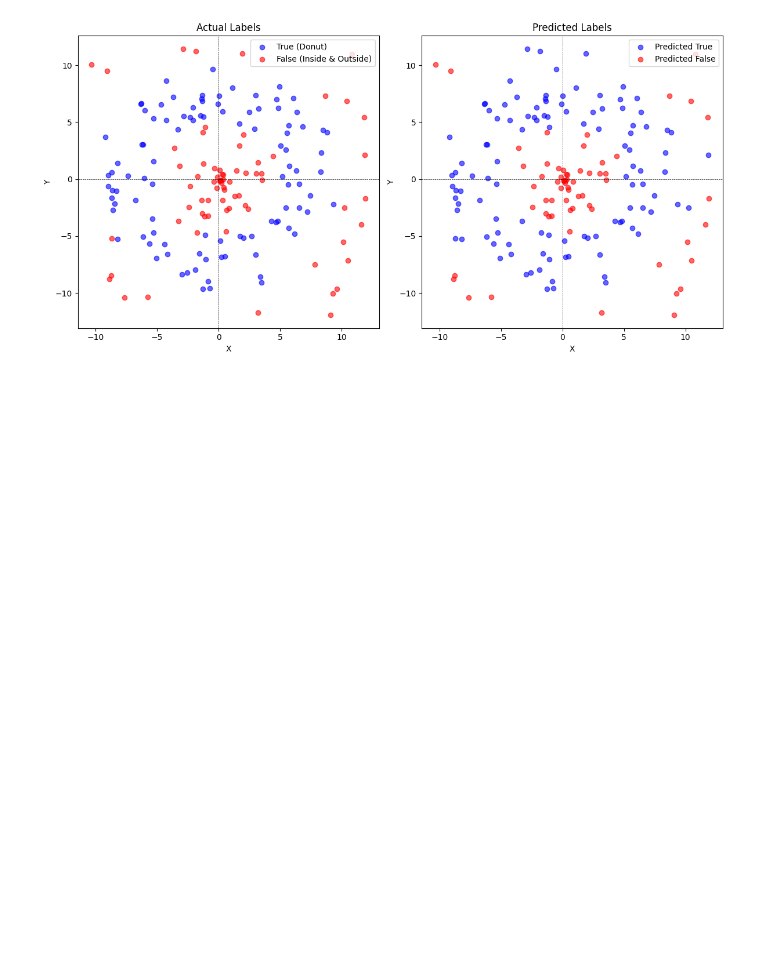
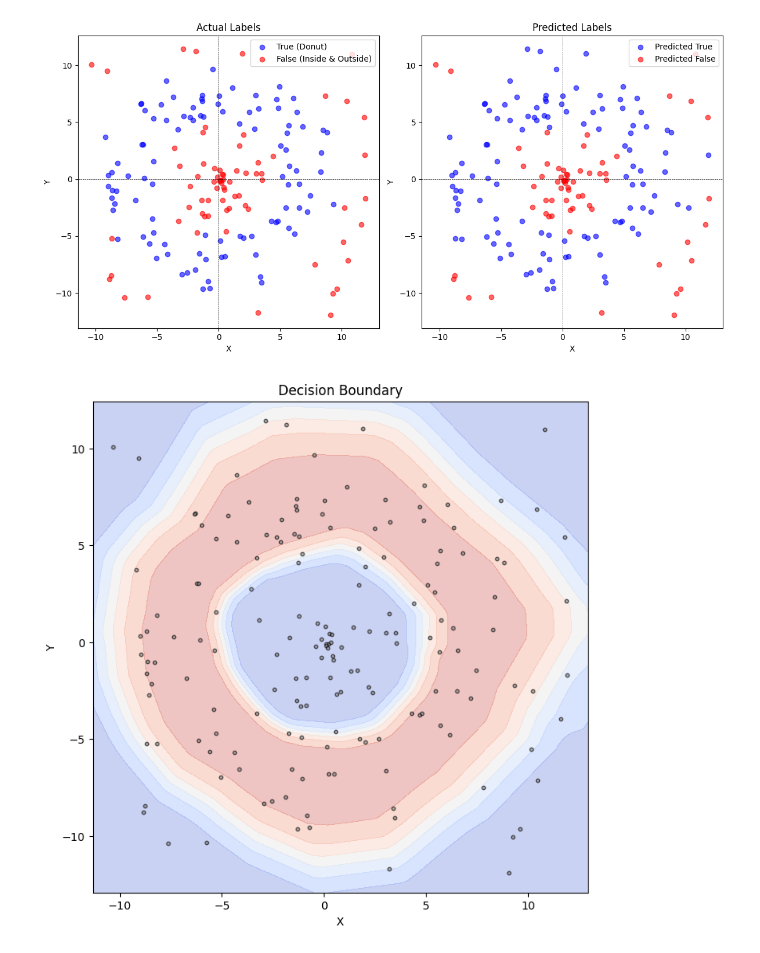
Before and after one commit to bs7280/pytorch-examples, a Jupyter notebook: notebooks/pytorch-learn-ring-detection.ipynb, the cells around one changed output. Saved outputs shown, nothing was run; the diff lists cells and outputs as text; code cells hidden in the pictures; blank space fills up the shorter version.

Commit message:
add decision boundry plot for donut example

```diff
--- a/notebooks/pytorch-learn-ring-detection.ipynb
+++ b/notebooks/pytorch-learn-ring-detection.ipynb
@@ -243,3 +243,35 @@ with torch.no_grad():
     plot_donut_comparison(X_test, y_test, model(dataloader_test.dataset.data).round().flatten())
 # %% [output]
 [figure]
+# %%
+def plot_decision_boundary(X, y_true, model, resolution=100):
+    """Plots the decision boundary of a trained model by sampling a grid of points."""
+    # Define the grid range based on the data
+    x_min, x_max = X[:, 0].min() - 1, X[:, 0].max() + 1
+    y_min, y_max = X[:, 1].min() - 1, X[:, 1].max() + 1
+
+    # Generate a grid of points
+    xx, yy = np.meshgrid(
+        np.linspace(x_min, x_max, resolution),
+        np.linspace(y_min, y_max, resolution)
+    )
+
+    # Flatten the grid and predict class labels
+    grid_points = np.c_[xx.ravel(), yy.ravel()]
+    Z = model(torch.from_numpy(grid_points.astype(np.float32)))
+    Z = Z.reshape(xx.shape)  # Reshape to match the grid shape
+
+    # Plot the decision boundary
+    plt.figure(figsize=(8, 8))
+    plt.contourf(xx, yy, Z, alpha=0.3, cmap='coolwarm')  # Decision boundary
+    plt.scatter(X[:, 0], X[:, 1], c='gray', edgecolors='k', alpha=0.6, s=10)  # Original data for context
+
+    plt.title("Decision Boundary")
+    plt.xlabel("X")
+    plt.ylabel("Y")
+    plt.show()
+# %%
+with torch.no_grad():
+    plot_decision_boundary(X_test, model)
+# %% [output]
+[figure, added]
```
